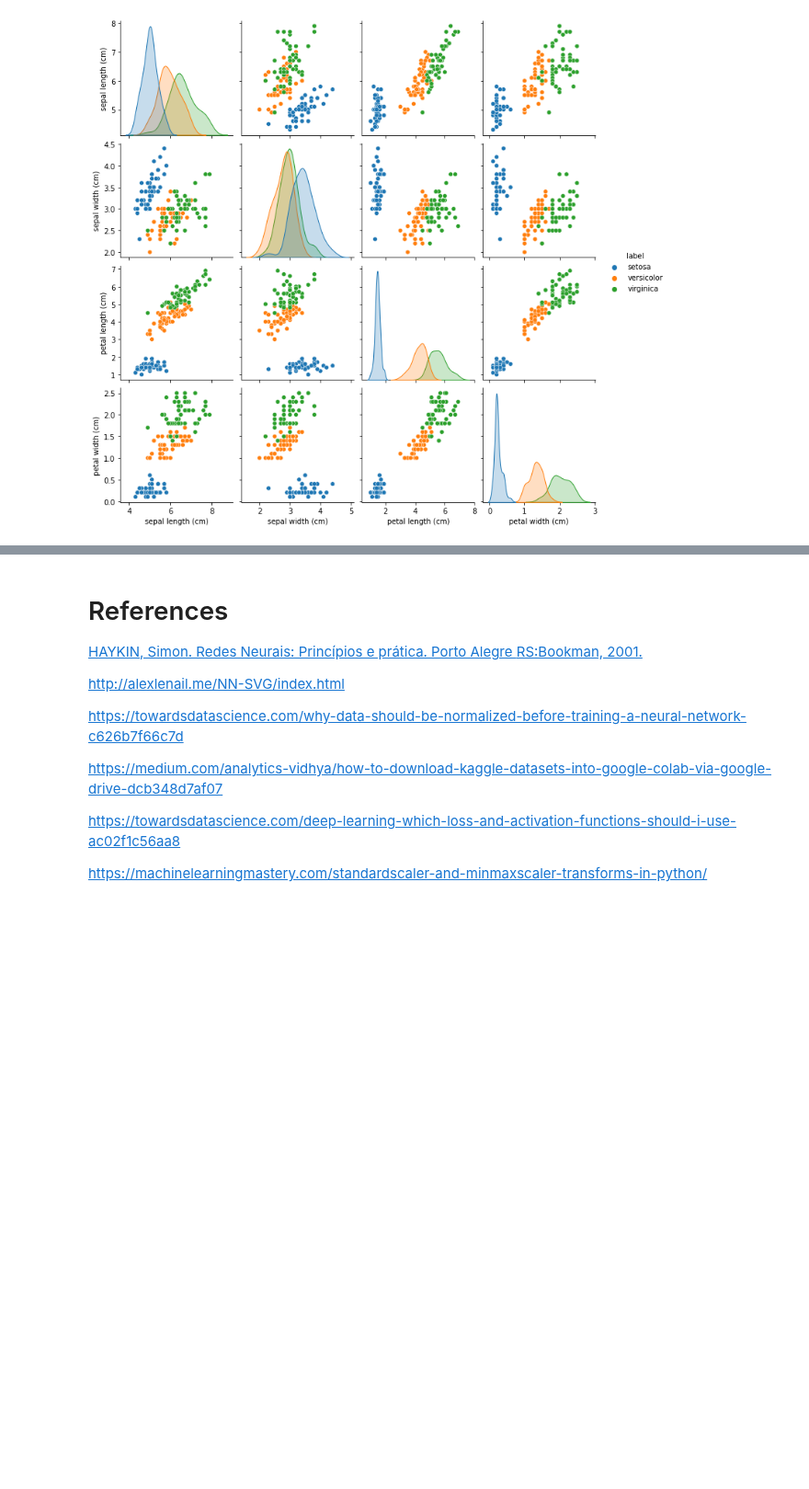
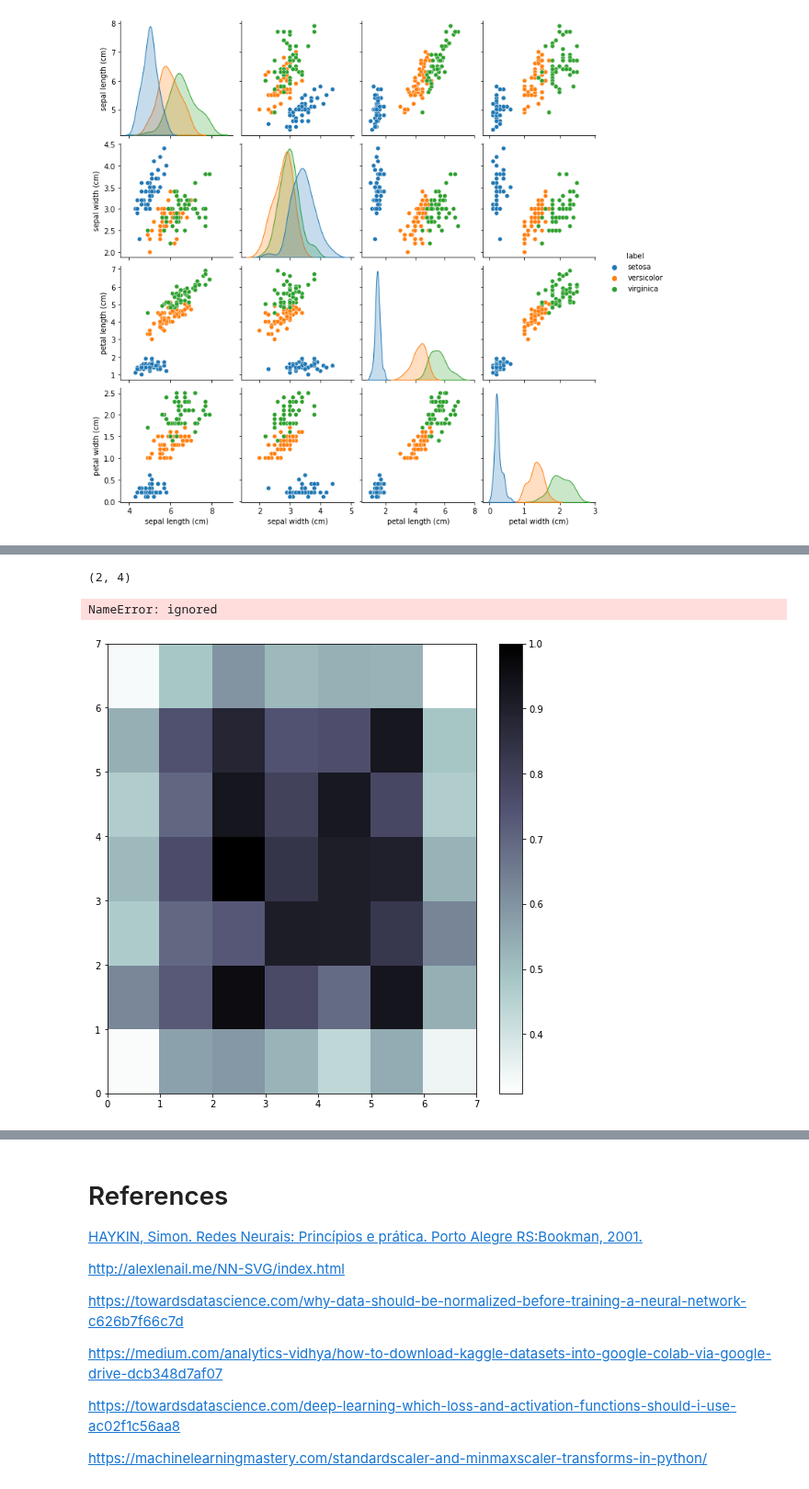
Before and after one commit to barauna-lo/Neurocomputing, a Jupyter notebook: Project_02_SOM.ipynb, the cells around one changed output, grey strips where cells are left out. Shown at 92% size. Cells and saved outputs as stored; diff of their text form; code cells hidden in the pictures; blank space fills up the shorter version.

```diff
--- a/Project_02_SOM.ipynb
+++ b/Project_02_SOM.ipynb
@@ -158,0 +163,51 @@ sns.pairplot(df, hue = 'label')
+# %%
+data = [[ 0.80,  0.55,  0.22,  0.03],
+        [ 0.82,  0.50,  0.23,  0.03],
+        [ 0.80,  0.54,  0.22,  0.03],
+        [ 0.80,  0.53,  0.26,  0.03],
+        [ 0.79,  0.56,  0.22,  0.03],
+        [ 0.75,  0.60,  0.25,  0.03],
+        [ 0.77,  0.59,  0.22,  0.03]]
+# %%
+from minisom import MiniSom
+som = MiniSom(6, 6, 4, sigma=0.3, learning_rate=0.5) # initialization of 6x6 SOM
+som.train(data, 100) # trains the SOM with 100 iterations
+# %%
+som.winner(data[0])
+# %% [output]
+(2, 4)
+# %%
+import pickle
+som = MiniSom(7, 7, 4)
+
+# ...train the som here
+
+# saving the som in the file som.p
+with open('som.p', 'wb') as outfile:
+    pickle.dump(som, outfile)
+# %%
+with open('som.p', 'rb') as infile:
+    som = pickle.load(infile)
+# %%
+import matplotlib.pyplot as plt
+%matplotlib inline
+
+plt.figure(figsize=(9, 9))
+
+plt.pcolor(som.distance_map().T, cmap='bone_r')  # plotting the distance map as background
+plt.colorbar()
+
+# Plotting the response for each pattern in the iris dataset
+# different colors and markers for each label
+markers = ['o', 's', 'D']
+colors = ['C0', 'C1', 'C2']
+for cnt, xx in enumerate(data):
+    w = som.winner(xx)  # getting the winner
+    # palce a marker on the winning position for the sample xx
+    plt.plot(w[0]+.5, w[1]+.5, markers[target[cnt]-1], markerfacecolor='None',
+             markeredgecolor=colors[target[cnt]-1], markersize=12, markeredgewidth=2)
+
+plt.show()
+# %% [output]
+NameError: ignored
+[figure, added]
```
Also changed, not shown: parts of 23 cells of this notebook.
